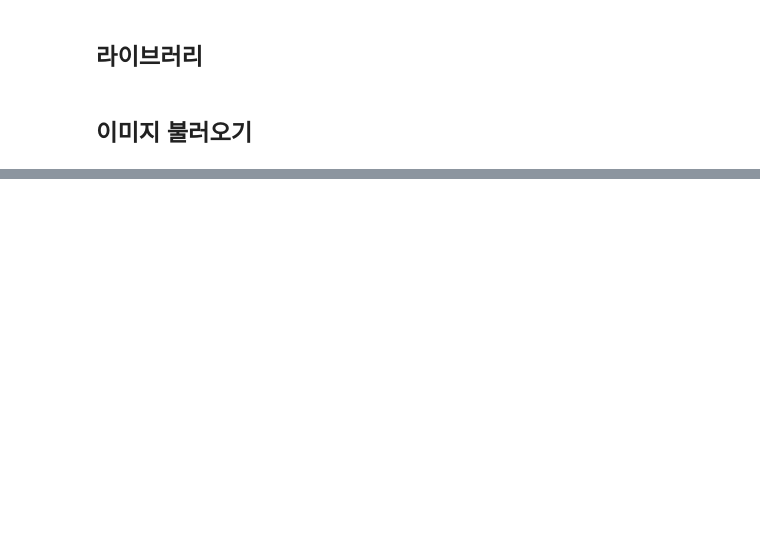
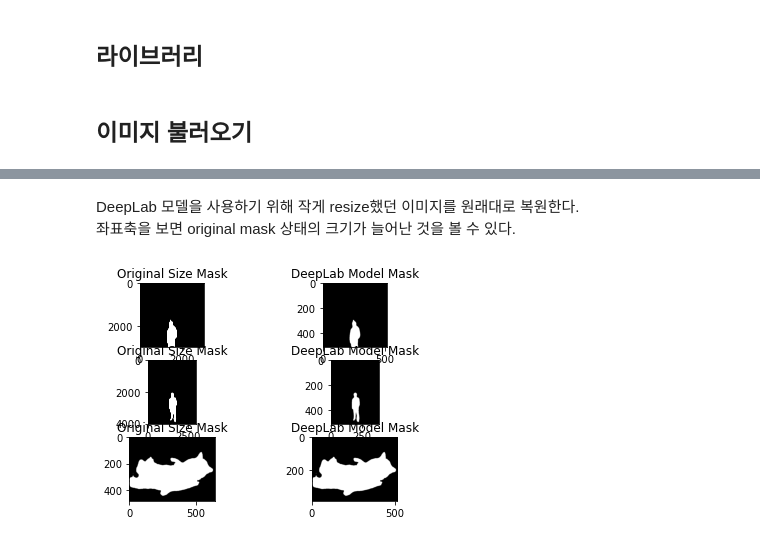
Before and after one commit to yeoooo/AI_Aiffel, a Jupyter notebook: (E10) Photo_Effect_Project_yeoooo_2021_02_16.ipynb, the cells around one changed output, grey strips where cells are left out. Saved outputs shown, nothing was run; the diff lists cells and outputs as text; code cells hidden in the pictures; blank space fills up the shorter version.

```diff
--- a/(E10) Photo_Effect_Project_yeoooo_2021_02_16.ipynb
+++ b/(E10) Photo_Effect_Project_yeoooo_2021_02_16.ipynb
@@ -24,0 +200,42 @@ TypeError: append() takes no keyword arguments
+# %% [markdown]
+DeepLab 모델을 사용하기 위해 작게 resize했던 이미지를 원래대로 복원한다.
+좌표축을 보면 original mask 상태의 크기가 늘어난 것을 볼 수 있다.
+# %%
+col = 3
+row = 2
+mask_up_list = []
+
+for i in range(3):
+    img_mask_up = cv2.resize(mask_list[i], orig_list[i].shape[:2][::-1], interpolation=cv2.INTER_LINEAR)
+    _, img_mask_up = cv2.threshold(img_mask_up, 128, 255, cv2.THRESH_BINARY)
+    mask_up_list.append(img_mask_up)
+
+    if i == 0:
+        ax = plt.subplot(col,row,i+1)
+        plt.imshow(img_mask_up, cmap=plt.cm.binary_r)
+        ax.set_title('Original Size Mask')
+
+        ax = plt.subplot(col,row,i+2)
+        plt.imshow(mask_list[i], cmap=plt.cm.binary_r)
+        ax.set_title('DeepLab Model Mask')
+
+    elif i == 1:
+        ax = plt.subplot(col,row,i+2)
+        plt.imshow(img_mask_up, cmap=plt.cm.binary_r)
+        ax.set_title('Original Size Mask')
+
+        ax = plt.subplot(col,row,i+3)
+        plt.imshow(mask_list[i], cmap=plt.cm.binary_r)
+        ax.set_title('DeepLab Model Mask')
+    else:
+        ax = plt.subplot(col,row,i+3)
+        plt.imshow(img_mask_up, cmap=plt.cm.binary_r)
+        ax.set_title('Original Size Mask')
+
+        ax = plt.subplot(col,row,i+4)
+        plt.imshow(mask_list[i], cmap=plt.cm.binary_r)
+        ax.set_title('DeepLab Model Mask')
+
+plt.show()
+# %% [output]
+[figure, added]
```
Also changed, not shown: parts of 25 cells of this notebook.
